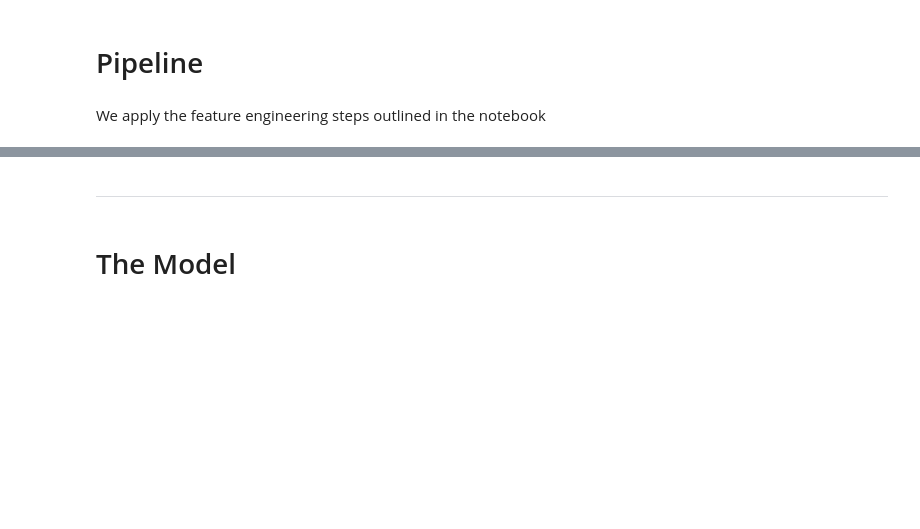
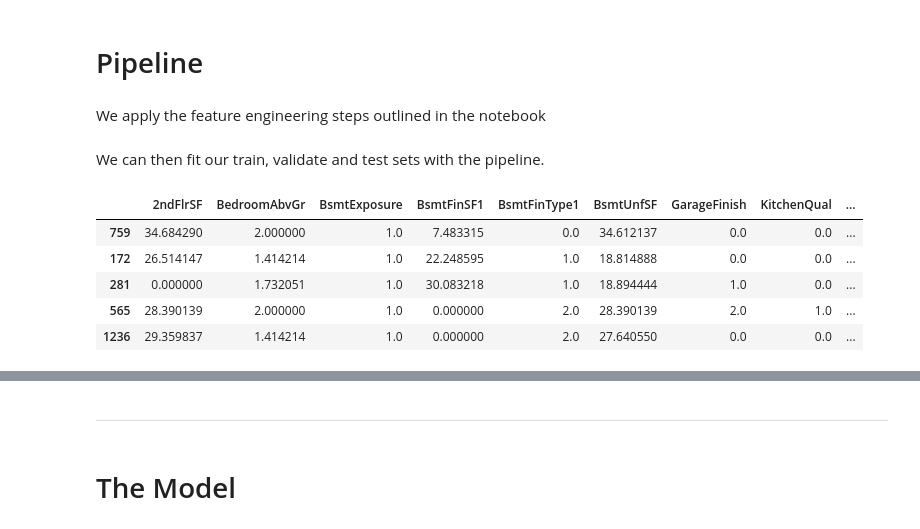
Before and after one commit to ewradcliffe/Heritage-Housing, a Jupyter notebook: jupyter_notebooks/ModellingAndEvaluation.ipynb, the cells around one changed output, grey strips where cells are left out. Saved outputs shown, nothing was run; the diff lists cells and outputs as text; code cells hidden in the pictures; blank space fills up the shorter version.

Commit message:
Add pipeline to Modelling and evaluation notebook.

```diff
--- a/jupyter_notebooks/ModellingAndEvaluation.ipynb
+++ b/jupyter_notebooks/ModellingAndEvaluation.ipynb
@@ -116,3 +116,45 @@ TrainSet shape: (1027, 22)
 # Pipeline
 # %% [markdown]
 We apply the feature engineering steps outlined in the notebook
+# %%
+from sklearn.pipeline import Pipeline
+from feature_engine.selection import DropFeatures
+from feature_engine.encoding import OrdinalEncoder
+from feature_engine import transformation as vt
+from feature_engine.outliers import Winsorizer
+
+
+pipeline = Pipeline([
+    ('drop_features', DropFeatures(features_to_drop = ['1stFlrSF', 'GarageArea', 'GarageYrBlt', 'GrLivArea', 'YearRemodAdd']) ),
+    ("OrdinalCategoricalEncoder",OrdinalEncoder(encoding_method='arbitrary',
+                                                  variables = ['BsmtExposure',
+                                                               'BsmtFinType1',
+                                                               'GarageFinish',
+                                                               'KitchenQual'] ) ),
+
+    ('pt', vt.PowerTransformer(variables = [ '2ndFlrSF',
+                                              'BedroomAbvGr',
+                                              'BsmtFinSF1',
+                                              'BsmtUnfSF',
+                                              'LotArea',
+                                              'LotFrontage',
+                                              'MasVnrArea',
+                                              'OpenPorchSF',
+                                              'OverallCond',
+                                              'OverallQual',
+                                              'TotalBsmtSF',
+                                              'YearBuilt', ]) ),
+    ('winsorizer_iqr', Winsorizer(capping_method='iqr', fold=1.5, tail='both'))
+  ])
+# %% [markdown]
+We can then fit our train, validate and test sets with the pipeline.
+# %%
+house_prices_train_set = pipeline.fit_transform(TrainSet)
+house_prices_train_set.head()
+# %% [output]
+|  | 2ndFlrSF | BedroomAbvGr | BsmtExposure | BsmtFinSF1 | BsmtFinType1 | BsmtUnfSF | GarageFinish | KitchenQual | ... |
+| 759 | 34.684290 | 2.000000 | 1.0 | 7.483315 | 0.0 | 34.612137 | 0.0 | 0.0 | ... |
+| 172 | 26.514147 | 1.414214 | 1.0 | 22.248595 | 1.0 | 18.814888 | 0.0 | 0.0 | ... |
+| 281 | 0.000000 | 1.732051 | 1.0 | 30.083218 | 1.0 | 18.894444 | 1.0 | 0.0 | ... |
+| 565 | 28.390139 | 2.000000 | 1.0 | 0.000000 | 2.0 | 28.390139 | 2.0 | 1.0 | ... |
+| 1236 | 29.359837 | 1.414214 | 1.0 | 0.000000 | 2.0 | 27.640550 | 0.0 | 0.0 | ... |
```
Also changed, not shown: parts of 2 cells of this notebook.
